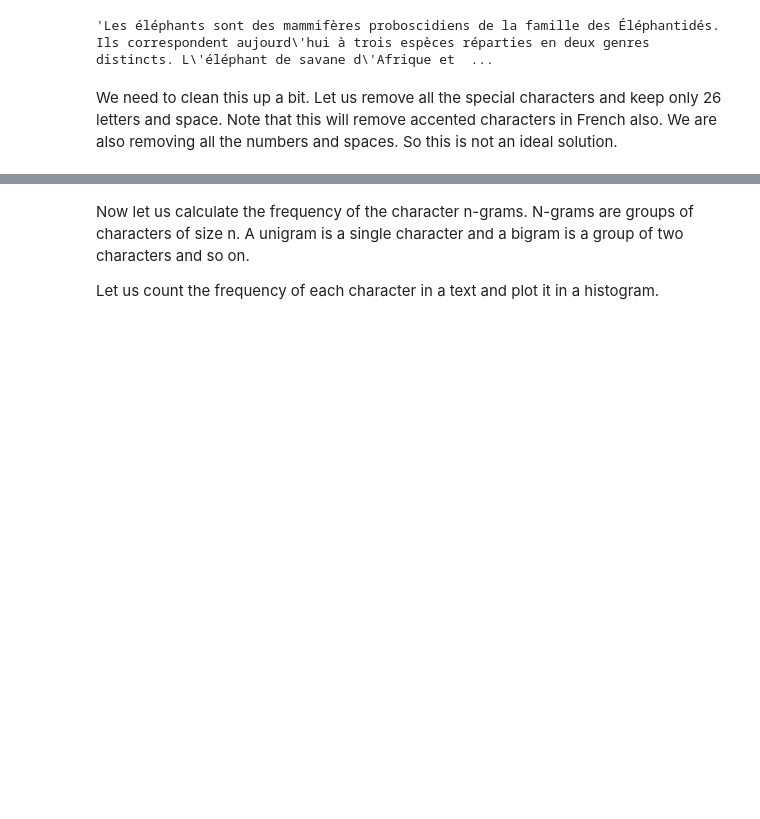
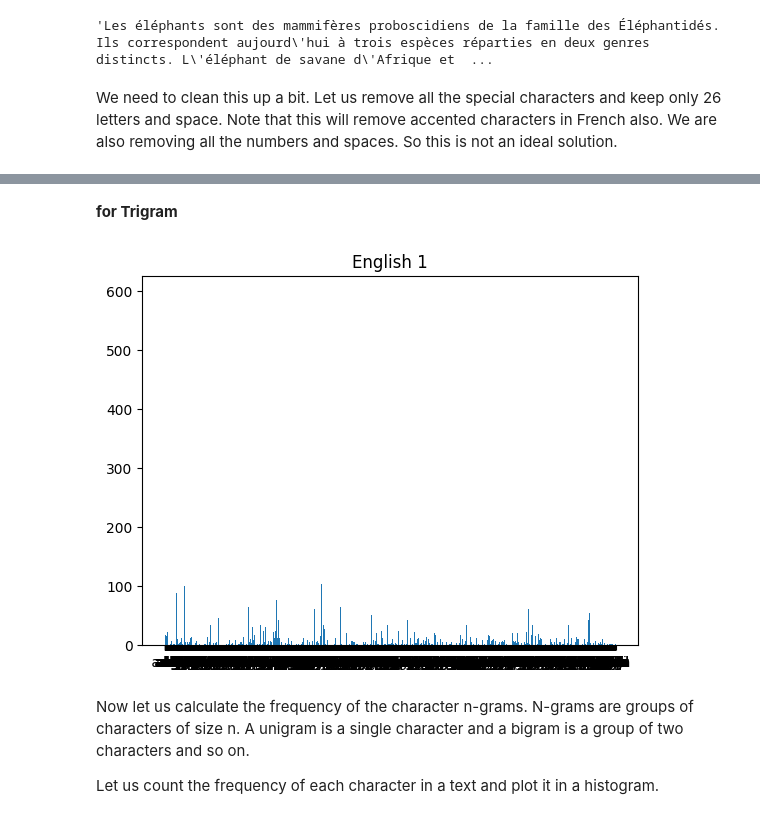
Before and after one commit to siddhu1716/IIIT_Hyderabad_AIML, a Jupyter notebook: AIML_Module_1_Lab_1_Extracting_features_from_data_.ipynb, the cells around one changed output, grey strips where cells are left out. Cells and saved outputs as stored; diff of their text form; code cells hidden in the pictures; blank space fills up the shorter version.

```diff
--- a/AIML_Module_1_Lab_1_Extracting_features_from_data_.ipynb
+++ b/AIML_Module_1_Lab_1_Extracting_features_from_data_.ipynb
@@ -79,3 +125,12 @@ thegiraffeisalargeafricanhoofedmammalbelongingtothegenusgiraffaitisthetallestliv
+# %% [markdown]
+**for Trigram**
+# %%
+unigram_eng1 = Counter(ngrams(eng1,3))
+plothistogram(unigram_eng1)
+plt.title('English 1')
+plt.show()
+# %% [output]
+[figure, added]
 # %% [markdown]
 Now let us calculate the frequency of the character n-grams. N-grams are groups of characters of size n. A unigram is a single character and a bigram is a group of two characters and so on.
 
```
Also changed, not shown: parts of 8 cells of this notebook.
